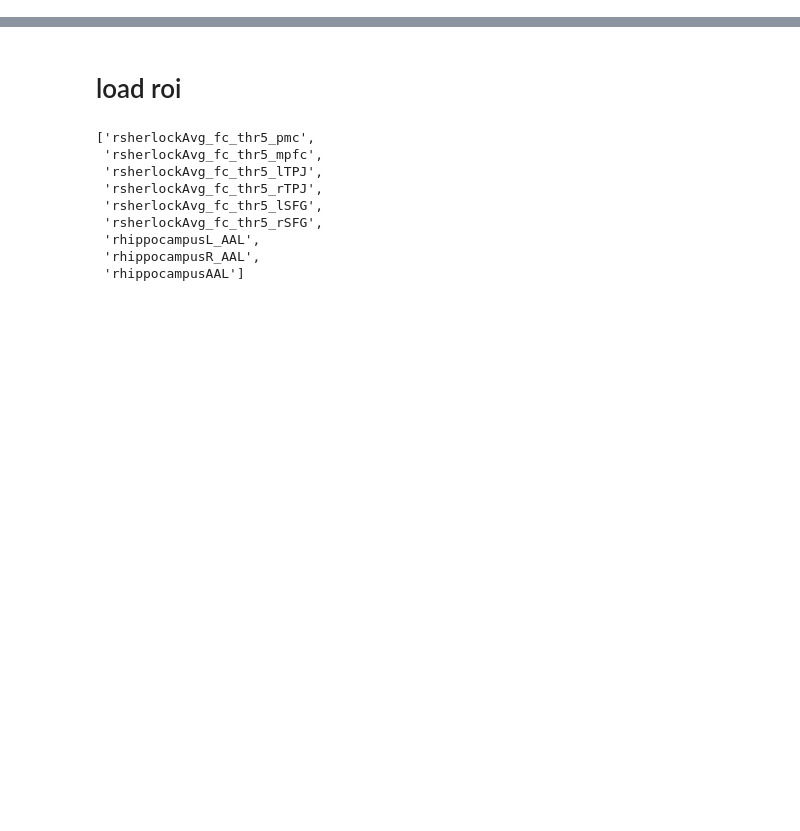
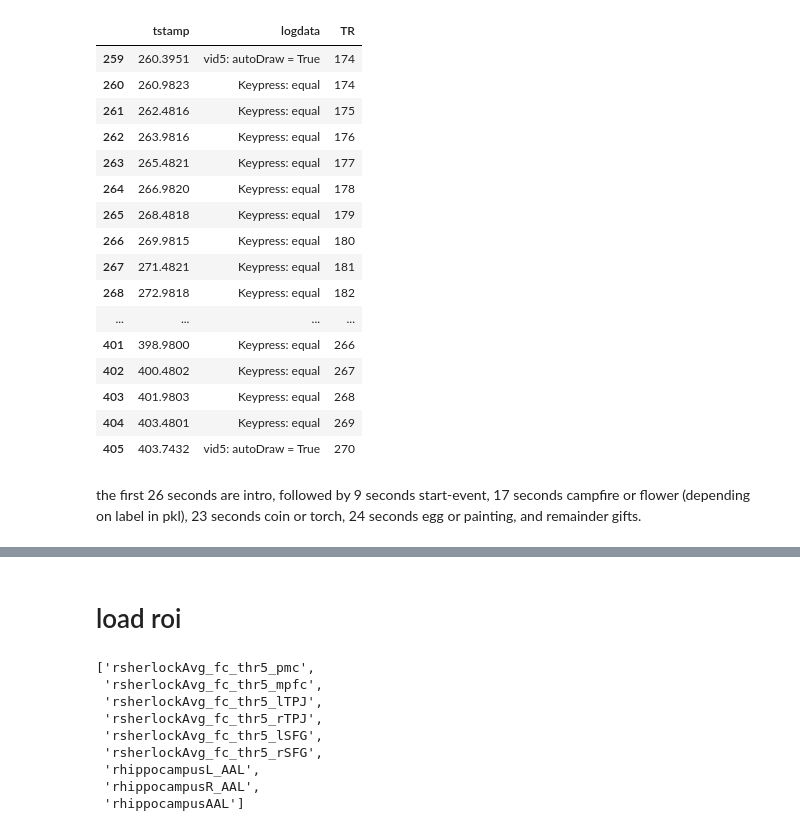
Before and after one commit to andrebeu/cswfmri, a Jupyter notebook: brain_SRM_and_classify.ipynb, the cells around one changed output, grey strips where cells are left out. Saved outputs shown, nothing was run; the diff lists cells and outputs as text; code cells hidden in the pictures; blank space fills up the shorter version.

```diff
--- a/brain_SRM_and_classify.ipynb
+++ b/brain_SRM_and_classify.ipynb
@@ -113,0 +141,22 @@ def include_wed_and_nors_columns(df):
+# %%
+df.loc[259:405]
+# %% [output]
+|  | tstamp | logdata | TR |
+| 259 | 260.3951 | vid5: autoDraw = True | 174 |
+| 260 | 260.9823 | Keypress: equal | 174 |
+| 261 | 262.4816 | Keypress: equal | 175 |
+| 262 | 263.9816 | Keypress: equal | 176 |
+| 263 | 265.4821 | Keypress: equal | 177 |
+| 264 | 266.9820 | Keypress: equal | 178 |
+| 265 | 268.4818 | Keypress: equal | 179 |
+| 266 | 269.9815 | Keypress: equal | 180 |
+| 267 | 271.4821 | Keypress: equal | 181 |
+| 268 | 272.9818 | Keypress: equal | 182 |
+| ... | ... | ... | ... |
+| 401 | 398.9800 | Keypress: equal | 266 |
+| 402 | 400.4802 | Keypress: equal | 267 |
+| 403 | 401.9803 | Keypress: equal | 268 |
+| 404 | 403.4801 | Keypress: equal | 269 |
+| 405 | 403.7432 | vid5: autoDraw = True | 270 |
+# %% [markdown]
+the first 26 seconds are intro, followed by 9 seconds start-event, 17 seconds campfire or flower (depending on label in pkl), 23 seconds coin or torch, 24 seconds egg or painting, and remainder gifts.
```
Also changed, not shown: parts of 20 cells of this notebook, 1 other file.
